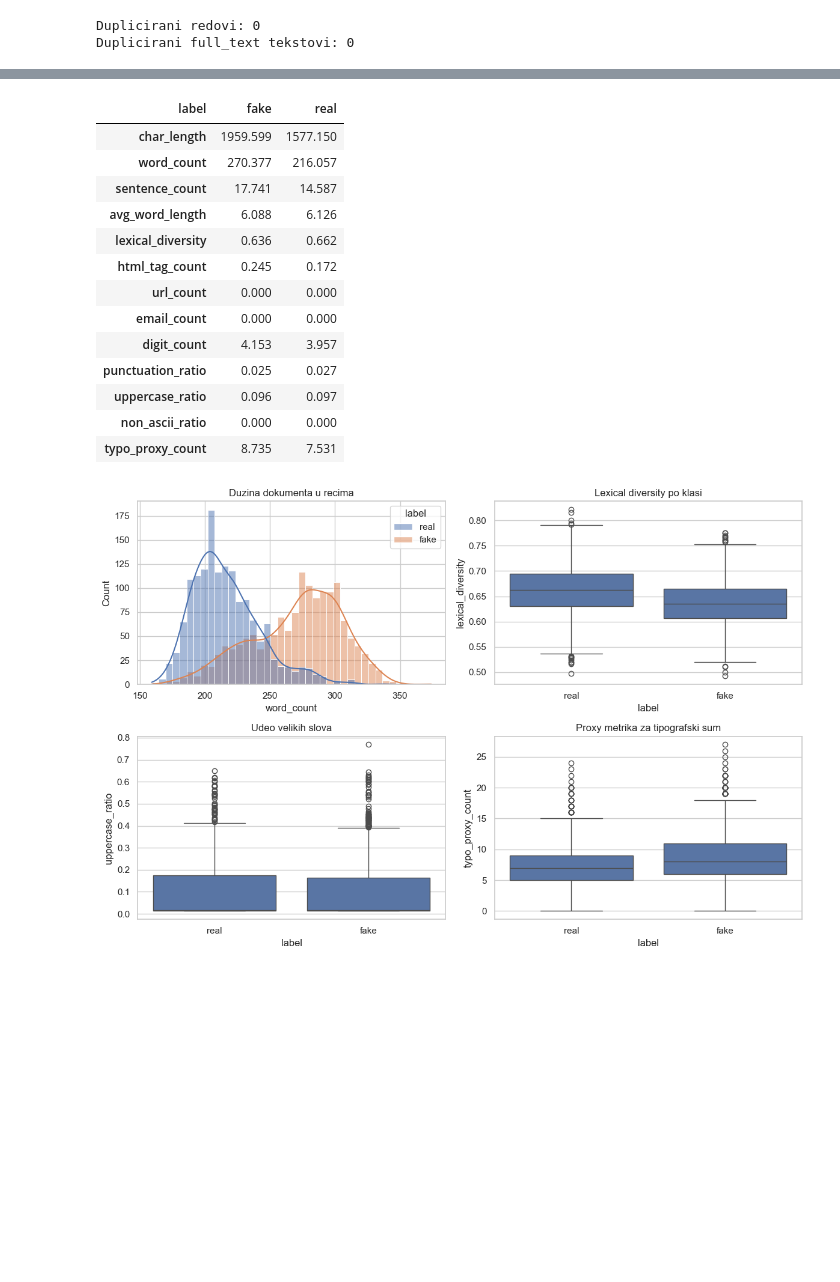
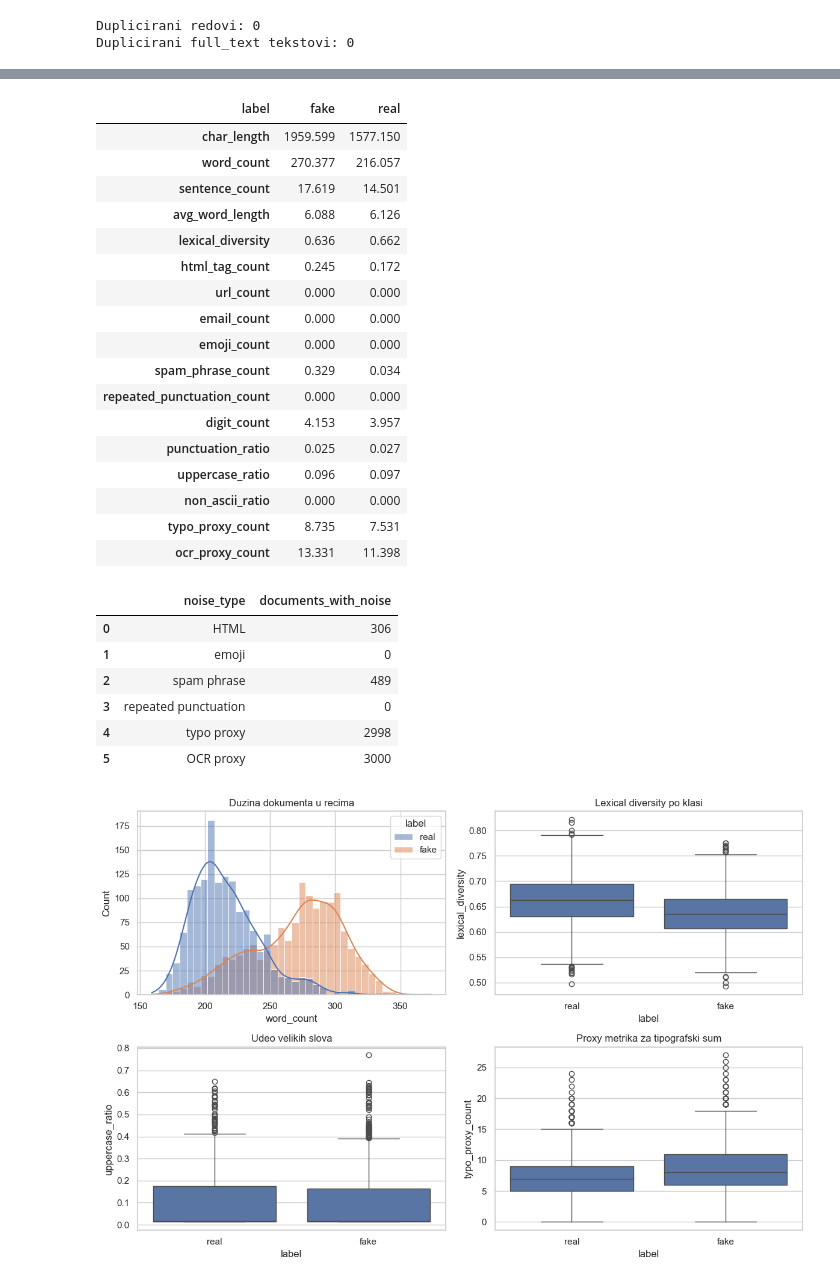
Before and after one commit to nemanjastojanovicc/detect-fake-jobs, a Jupyter notebook: detect-fake-jobs.ipynb, the cells around one changed output, grey strips where cells are left out. Cells and saved outputs as stored; diff of their text form; code cells hidden in the pictures; blank space fills up the shorter version.

```diff
--- a/detect-fake-jobs.ipynb
+++ b/detect-fake-jobs.ipynb
@@ -133,10 +153,19 @@ U ovom delu merimo osobine koje se u instrukcijama eksplicitno pominju za tekstu
 # %%
-WORD_RE = re.compile(r"\b[a-zA-Z][a-zA-Z0-9@_\-']*\b")
-SENTENCE_RE = re.compile(r"[.!?]+")
+WORD_RE = re.compile(r"\b[^\W\d_][\w@\-']*\b", re.UNICODE)
+SENTENCE_RE = re.compile(r"(?<=[.!?])\s+")
 HTML_RE = re.compile(r"<[^>]+>")
 URL_RE = re.compile(r"https?://\S+|www\.\S+")
 EMAIL_RE = re.compile(r"\b[\w\.-]+@[\w\.-]+\.\w+\b")
-TYPO_RE = re.compile(r"[a-zA-Z][0@1][a-zA-Z]|[a-zA-Z]+[-@][a-zA-Z]+")
+EMOJI_RE = re.compile(
+    "[" "\U0001F300-\U0001FAFF" "\U00002700-\U000027BF" "\U00002600-\U000026FF" "]",
+    flags=re.UNICODE,
+)
+TYPO_RE = re.compile(r"\b\w*(?:[a-z][0@1][a-z]|[a-z]+[-@][a-z]+)\w*\b", re.I)
+OCR_RE = re.compile(r"\b\w*(?:[a-z][01][a-z]|rn|cl)\w*\b", re.I)
+SPAM_RE = re.compile(
+    r"\b(?:urgent|immediate start|easy money|earn \$?|limited time|act now|no experience|"
+    r"guaranteed income|wire transfer|crypto|whatsapp|telegram)\b", re.I
+)
 
 
 def word_tokens(text: str) -> list[str]:
@@ -144,8 +173,7 @@ def word_tokens(text: str) -> list[str]:
 
 
 def sentence_tokens(text: str) -> list[str]:
-    pieces = SENTENCE_RE.split(str(text))
-    return [piece.strip() for piece in pieces if piece.strip()]
+    return [s.strip() for s in SENTENCE_RE.split(str(text)) if s.strip()]
 
 
 def lexical_diversity(tokens: list[str]) -> float:
@@ -156,64 +184,81 @@ def uppercase_ratio(text: str) -> float:
     chars = [ch for ch in str(text) if ch.isalpha()]
     return sum(ch.isupper() for ch in chars) / len(chars) if chars else 0.0
 
 
 def punctuation_ratio(text: str) -> float:
     text = str(text)
     return sum(ch in string.punctuation for ch in text) / len(text) if text else 0.0
 
 
 def non_ascii_ratio(text: str) -> float:
     text = str(text)
     return sum(ord(ch) > 127 for ch in text) / len(text) if text else 0.0
 
 
 df["word_tokens"] = df["full_text"].apply(word_tokens)
 df["char_length"] = df["full_text"].str.len()
 df["word_count"] = df["word_tokens"].apply(len)
-df["sentence_count"] = df["full_text"].apply(lambda text: len(sentence_tokens(text)))
-df["avg_word_length"] = df["word_tokens"].apply(lambda tokens: np.mean([len(t) for t in tokens]) if tokens else 0)
+df["sentence_count"] = df["full_text"].apply(lambda x: len(sentence_tokens(x)))
+df["avg_word_length"] = df["word_tokens"].apply(lambda x: np.mean([len(t) for t in x]) if x else 0)
 df["lexical_diversity"] = df["word_tokens"].apply(lexical_diversity)
-df["html_tag_count"] = df["full_text"].apply(lambda text: len(HTML_RE.findall(str(text))))
-df["url_count"] = df["full_text"].apply(lambda text: len(URL_RE.findall(str(text))))
-df["email_count"] = df["full_text"].apply(lambda text: len(EMAIL_RE.findall(str(text))))
-df["digit_count"] = df["full_text"].apply(lambda text: sum(ch.isdigit() for ch in str(text)))
+df["html_tag_count"] = df["full_text"].apply(lambda x: len(HTML_RE.findall(str(x))))
+df["url_count"] = df["full_text"].apply(lambda x: len(URL_RE.findall(str(x))))
+df["email_count"] = df["full_text"].apply(lambda x: len(EMAIL_RE.findall(str(x))))
+df["emoji_count"] = df["full_text"].apply(lambda x: len(EMOJI_RE.findall(str(x))))
+df["spam_phrase_count"] = df["full_text"].apply(lambda x: len(SPAM_RE.findall(str(x))))
+df["repeated_punctuation_count"] = df["full_text"].str.count(r"[!?]{2,}")
+df["digit_count"] = df["full_text"].apply(lambda x: sum(ch.isdigit() for ch in str(x)))
 df["punctuation_ratio"] = df["full_text"].apply(punctuation_ratio)
 df["uppercase_ratio"] = df["full_text"].apply(uppercase_ratio)
 df["non_ascii_ratio"] = df["full_text"].apply(non_ascii_ratio)
-df["typo_proxy_count"] = df["full_text"].apply(lambda text: len(TYPO_RE.findall(str(text))))
+df["typo_proxy_count"] = df["full_text"].apply(lambda x: len(TYPO_RE.findall(str(x))))
+df["ocr_proxy_count"] = df["full_text"].apply(lambda x: len(OCR_RE.findall(str(x))))
 
 QUALITY_COLUMNS = [
-    "char_length",
-    "word_count",
-    "sentence_count",
-    "avg_word_length",
-    "lexical_diversity",
-    "html_tag_count",
-    "url_count",
-    "email_count",
-    "digit_count",
-    "punctuation_ratio",
-    "uppercase_ratio",
-    "non_ascii_ratio",
-    "typo_proxy_count",
+    "char_length", "word_count", "sentence_count", "avg_word_length",
+    "lexical_diversity", "html_tag_count", "url_count", "email_count",
+    "emoji_count", "spam_phrase_count", "repeated_punctuation_count",
+    "digit_count", "punctuation_ratio", "uppercase_ratio", "non_ascii_ratio",
+    "typo_proxy_count", "ocr_proxy_count",
 ]
 
 display(df.groupby("label")[QUALITY_COLUMNS].mean().round(3).T)
+
+noise_presence = pd.DataFrame({
+    "noise_type": ["HTML", "emoji", "spam phrase", "repeated punctuation", "typo proxy", "OCR proxy"],
+    "documents_with_noise": [
+        (df["html_tag_count"] > 0).sum(), (df["emoji_count"] > 0).sum(),
+        (df["spam_phrase_count"] > 0).sum(), (df["repeated_punctuation_count"] > 0).sum(),
+        (df["typo_proxy_count"] > 0).sum(), (df["ocr_proxy_count"] > 0).sum(),
+    ],
+})
+display(noise_presence)
 # %% [output]
 | label | fake | real |
 | char_length | 1959.599 | 1577.150 |
 | word_count | 270.377 | 216.057 |
-| sentence_count | 17.741 | 14.587 |
+| sentence_count | 17.619 | 14.501 |
 | avg_word_length | 6.088 | 6.126 |
 | lexical_diversity | 0.636 | 0.662 |
 | html_tag_count | 0.245 | 0.172 |
 | url_count | 0.000 | 0.000 |
 | email_count | 0.000 | 0.000 |
+| emoji_count | 0.000 | 0.000 |
+| spam_phrase_count | 0.329 | 0.034 |
+| repeated_punctuation_count | 0.000 | 0.000 |
 | digit_count | 4.153 | 3.957 |
 | punctuation_ratio | 0.025 | 0.027 |
 | uppercase_ratio | 0.096 | 0.097 |
 | non_ascii_ratio | 0.000 | 0.000 |
 | typo_proxy_count | 8.735 | 7.531 |
+| ocr_proxy_count | 13.331 | 11.398 |
+|  | noise_type | documents_with_noise |
+| 0 | HTML | 306 |
+| 1 | emoji | 0 |
+| 2 | spam phrase | 489 |
+| 3 | repeated punctuation | 0 |
+| 4 | typo proxy | 2998 |
+| 5 | OCR proxy | 3000 |
 # %%
 fig, axes = plt.subplots(2, 2, figsize=(12, 8))
 sns.histplot(data=df, x="word_count", hue="label", bins=40, kde=True, ax=axes[0, 0])
```
Also changed, not shown: parts of 29 cells of this notebook.
